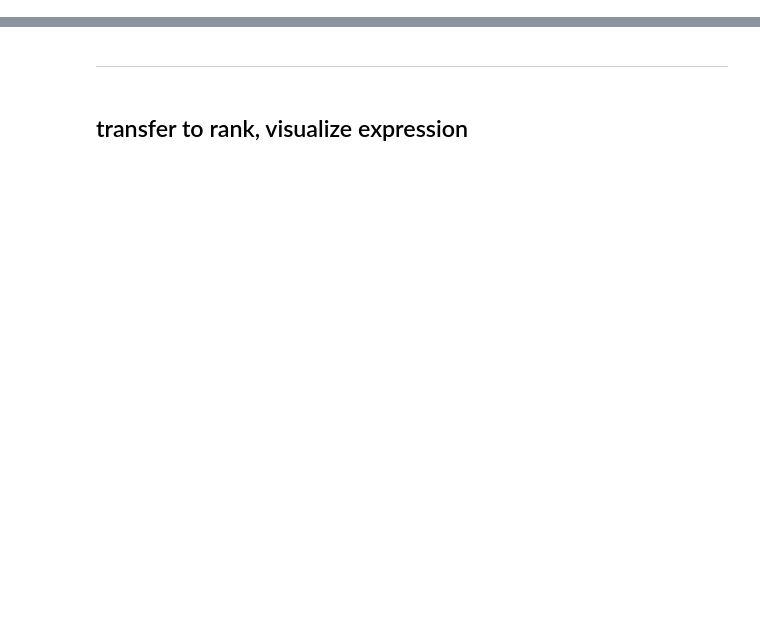
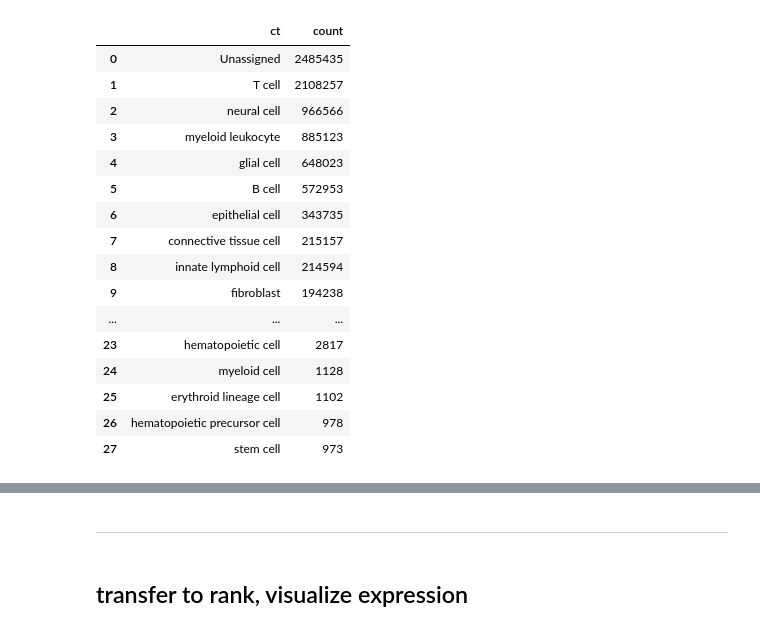
Before and after one commit to duyson1999/celltypes_prediction, a Jupyter notebook: SGD_partial_fit.ipynb, the cells around one changed output, grey strips where cells are left out. Cells and saved outputs as stored; diff of their text form; code cells hidden in the pictures; blank space fills up the shorter version.

```diff
--- a/SGD_partial_fit.ipynb
+++ b/SGD_partial_fit.ipynb
@@ -43,5 +73,32 @@ def normalize_total(csr_cxg, n_genes=N_GENES):
 # %%
 genes_bool = np.load('trained_data_2/genes_bool.npy')
+original_meta_arr = np.load('trained_data_2/trained_meta_celltypes_HVG.npy')
+studies_idx_arr = np.load('trained_data_2/studies_idx_arr.npy')
+# %%
+x, y = np.unique(original_meta_arr, return_counts=True)
+x = x[np.argsort(y)[::-1]]
+x = [TERM_MAPPING['idx2name'][i] for i in x]
+y = y[np.argsort(y)[::-1]]
+df = pd.DataFrame({'ct': x, 'count': y})
+df
+# %% [output]
+|  | ct | count |
+| 0 | Unassigned | 2485435 |
+| 1 | T cell | 2108257 |
+| 2 | neural cell | 966566 |
+| 3 | myeloid leukocyte | 885123 |
+| 4 | glial cell | 648023 |
+| 5 | B cell | 572953 |
+| 6 | epithelial cell | 343735 |
+| 7 | connective tissue cell | 215157 |
+| 8 | innate lymphoid cell | 214594 |
+| 9 | fibroblast | 194238 |
+| ... | ... | ... |
+| 23 | hematopoietic cell | 2817 |
+| 24 | myeloid cell | 1128 |
+| 25 | erythroid lineage cell | 1102 |
+| 26 | hematopoietic precursor cell | 978 |
+| 27 | stem cell | 973 |
 # %%
 filtered_indptr = np.load('trained_data_2/filtered_indptr.npy')
 filtered_indices = np.load('trained_data_2/filtered_indices.npy')
```
Also changed, not shown: parts of 48 cells of this notebook, 4 other files.
